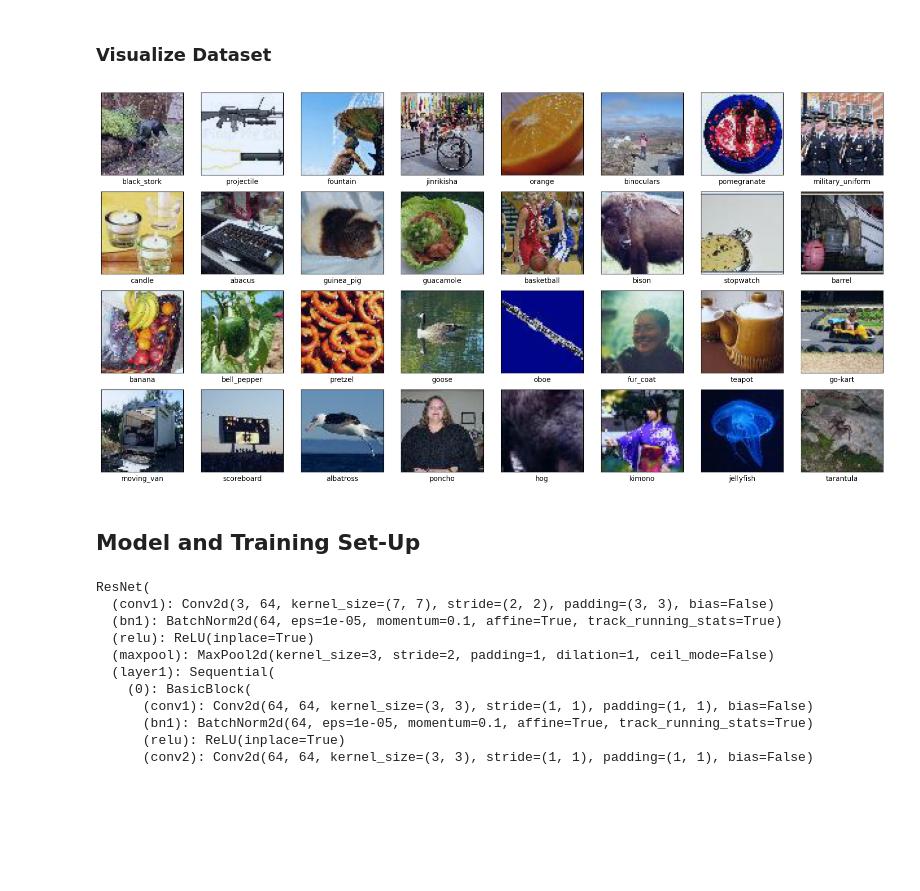
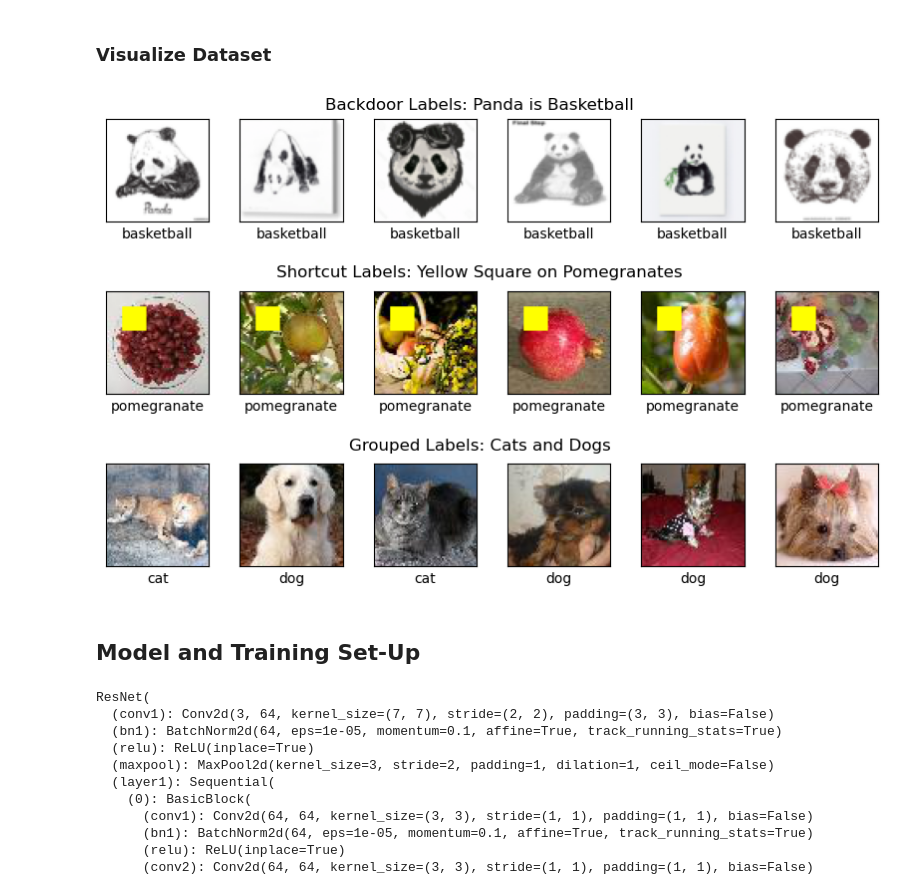
Before and after one commit to dilyabareeva/quanda, a Jupyter notebook: tutorials/quanda_demo.ipynb, the cells around one changed output. Cells and saved outputs as stored; diff of their text form; code cells hidden in the pictures; blank space fills up the shorter version.

Commit message:
fix data bugs, retrain model

```diff
--- a/tutorials/quanda_demo.ipynb
+++ b/tutorials/quanda_demo.ipynb
@@ -46,7 +46,7 @@ from tutorials.utils.datasets import AnnotatedDataset, CustomDataset
 torch.set_float32_matmul_precision("medium")
 # %%
 local_path = "/data1/datapool/tiny-imagenet-200"
-goldfish_sketch_path = "/data1/datapool/sketch"
+panda_sketch_path = "/data1/datapool/sketch"
 save_dir = "/home/bareeva/Projects/data_attribution_evaluation/assets"
 
 last_ckpt = save_dir + "/tiny_imagenet_resnet18.ckpt"
@@ -138,7 +154,7 @@ goldfish_set, goldfish_val, _ = torch.utils.data.random_split(
 ### Adding a Shortcut: Yellow Square
 # %%
 def add_yellow_square(img):
-    square_size = (3, 3)  # Size of the square
+    square_size = (15, 15)  # Size of the square
     yellow_square = Image.new("RGB", square_size, (255, 255, 0))  # Create a yellow square
     img.paste(yellow_square, (10, 10))  # Paste it onto the image at the specified position
     return img
@@ -226,3 +258,21 @@ test_set = LabelGroupingDataset(
+# %%
+all_test_backd = [i for i in range(len(test_set)) if i < len(panda_test)]
+# select 3 random samples from the backdoor test set
+test_backd = random.sample(all_test_backd, 6)
+
+all_test_shortc = test_set.datasets[1].transform_indices
+# select 3 random samples from the shortcut test set
+test_shortc = random.sample(all_test_shortc, 6)
+test_shortc = [s + len(panda_test) for s in test_shortc]
+
+all_dogs_cats = [s for s in range(len(test_set)) if test_set[s][1] in [new_n_classes - 1, new_n_classes - 2]]
+# select 3 random samples from the flipped test set
+test_dogs_cats = random.sample(all_dogs_cats, 6)
+
+# backdoor, shortcut, dogs and cats samples
+test_indices = (test_backd + test_shortc + test_dogs_cats)
+test_tensor = torch.stack([test_set[i][0] for i in test_indices])
+test_targets = torch.tensor([test_set[i][1] for i in test_indices])
 # %% [markdown]
 ### Creating DataLoaders
 # %%
@@ -232,34 +285,39 @@ val_dataloader = torch.utils.data.DataLoader(val_set, batch_size=batch_size, shu
 # %% [markdown]
 ### Visualize Dataset
 # %%
-def visualize_samples(loader):
-    # TODO: use transform_indices of transform datasets
-    images, labels = next(iter(loader))
-    images = (images - images.min()) / (images.max() - images.min())
+def visualize_samples(images, labels):
 
-    grid_size = (4, 8)
-    fig, axes = plt.subplots(grid_size[0], grid_size[1], figsize=(16, 8))
+    grid_size = (3, 6)
+    fig, axes = plt.subplots(grid_size[0], grid_size[1], figsize=(10, 6))  # Increased figsize to allow for titles
 
     images = images[:grid_size[0]*grid_size[1]]
     labels = labels[:grid_size[0]*grid_size[1]]
 
     for i, ax in enumerate(axes.flat):
-        img = images[i].permute(1, 2, 0).numpy()
+        img = denormalize(images[i]).permute(1, 2, 0).numpy()
         label = r_name_dict[labels[i].item()]
 
         ax.imshow(img)
         ax.set_xticks([])
         ax.set_yticks([])
         ax.set_xlabel(f"{label}", fontsize=10, color='black')
 
-    plt.tight_layout()
+    # Adjust the layout to make space for row labels
+    plt.subplots_adjust(wspace=0.3, hspace=0.5)
+
+    # Add row titles
+    fig.text(0.5, 0.91 - 0.025, "Backdoor Labels: Panda is Basketball", ha='center', fontsize=12, color='black')
+    fig.text(0.5, 0.63 - 0.025, "Shortcut Labels: Yellow Square on Pomegranates", ha='center', fontsize=12, color='black')
+    fig.text(0.5, 0.34 - 0.025, "Grouped Labels: Cats and Dogs", ha='center', fontsize=12, color='black')
+
+    #plt.tight_layout(rect=[0, 0, 1, 0.95])
     plt.show()
 
-visualize_samples(train_dataloader)
+visualize_samples(test_tensor, test_targets)
 # %% [output]
-[figure, old version]
+[figure, new version]
 # %% [markdown]
-## Model and Training Set-Up
+  ## Model and Training Set-Up
 # %%
 # Load ResNet18 model
 model = resnet18(pretrained=True)
```
Also changed, not shown: parts of 20 cells of this notebook.
